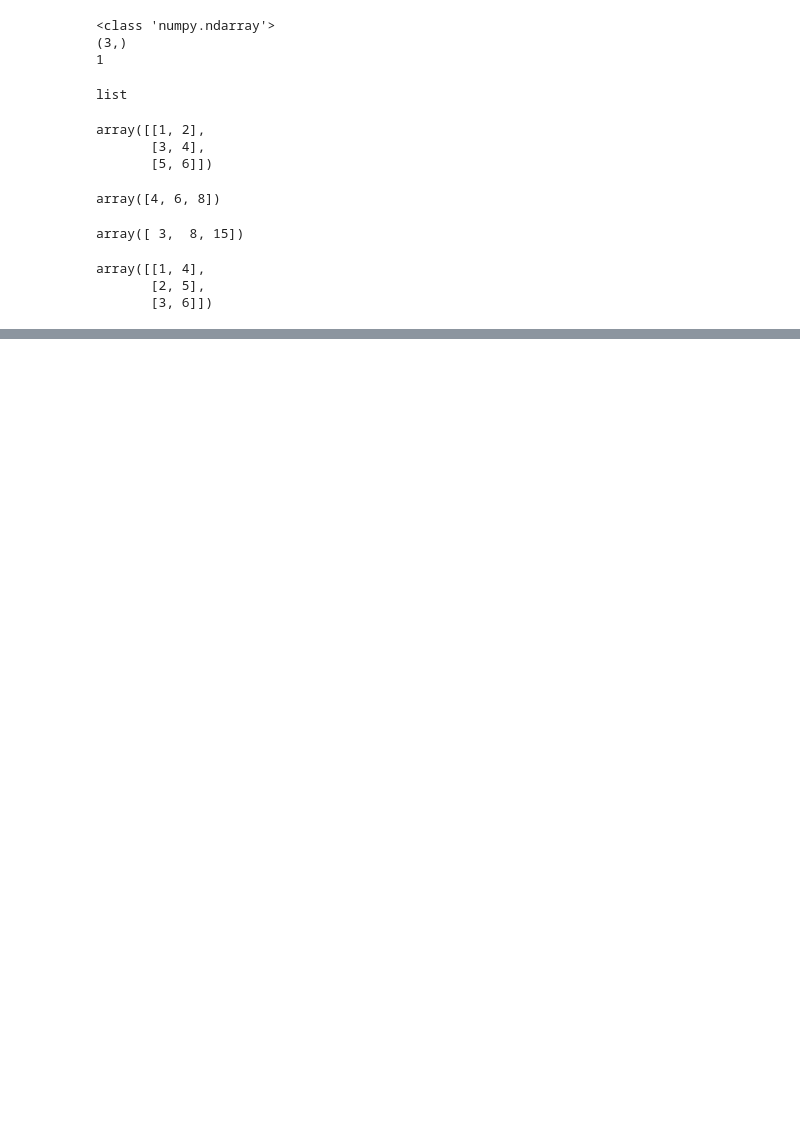
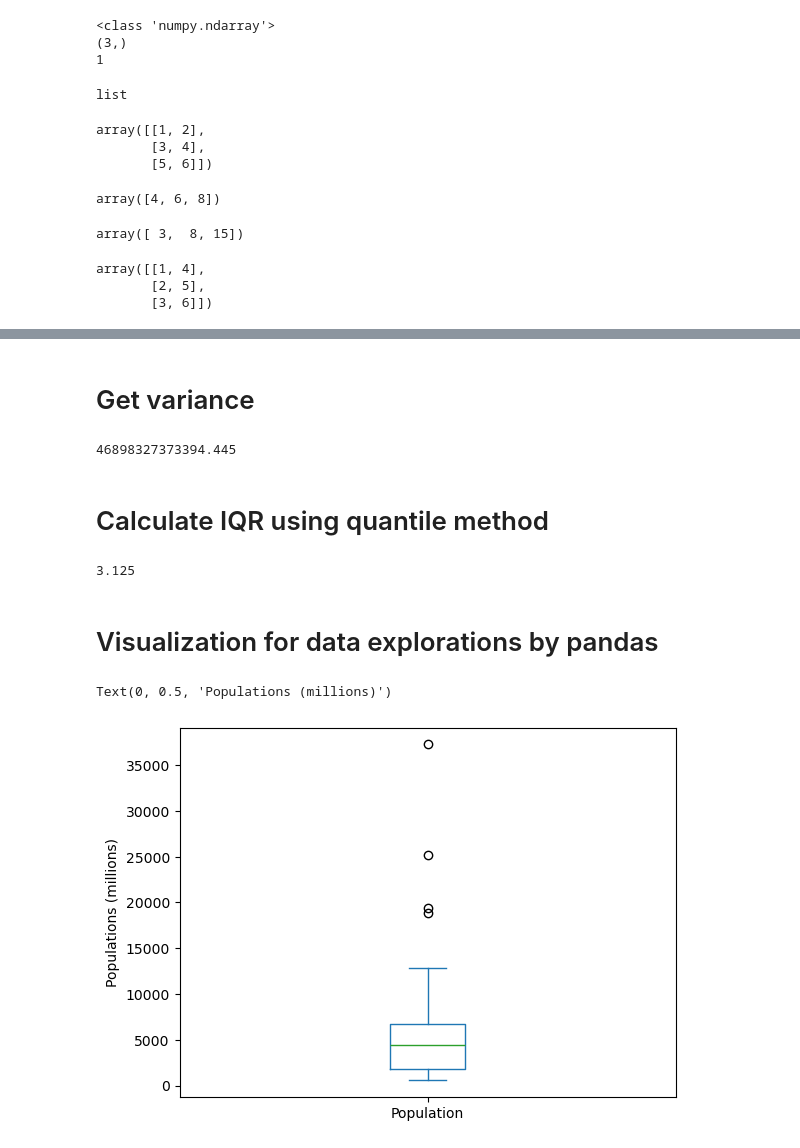
Before and after one commit to Eslamadelelkhouly/AI-projects, a Jupyter notebook: python for data analysis/s04.ipynb, the cells around one changed output, grey strips where cells are left out. Cells and saved outputs as stored; diff of their text form; code cells hidden in the pictures; blank space fills up the shorter version.

```diff
--- a/python for data analysis/s04.ipynb
+++ b/python for data analysis/s04.ipynb
@@ -78,0 +81,3 @@ array([[1, 4],
+# %%
+import pandas as pd
+data = pd.read_csv('data/state.csv')
@@ -78,0 +174,21 @@ array([[1, 4],
+# %% [markdown]
+# Get variance
+# %%
+data['Population'].var()
+# %% [output]
+46898327373394.445
+# %% [markdown]
+# Calculate IQR using quantile method
+# %%
+IQR = data['Murder.Rate'].quantile(0.75) - data['Murder.Rate'].quantile(0.25)
+IQR
+# %% [output]
+3.125
+# %% [markdown]
+# Visualization for data explorations by pandas
+# %%
+ax = (data['Population']/1000).plot.box()
+ax.set_ylabel('Populations (millions)')
+# %% [output]
+Text(0, 0.5, 'Populations (millions)')
+[figure, added]
```
Also changed, not shown: parts of 22 cells of this notebook, 1 other file.
